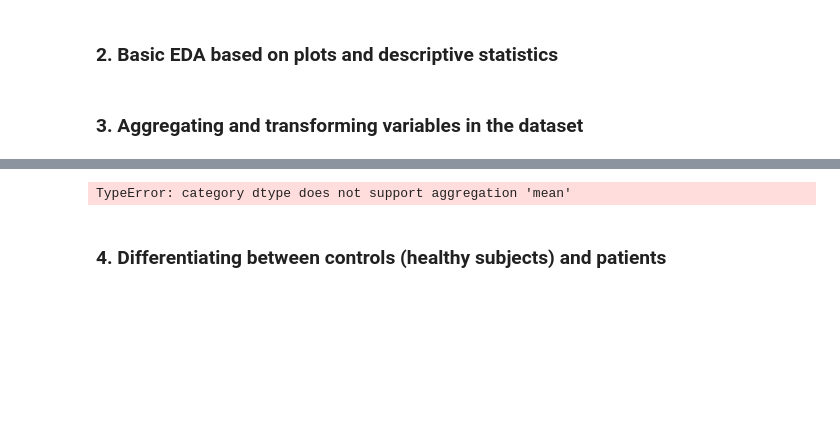
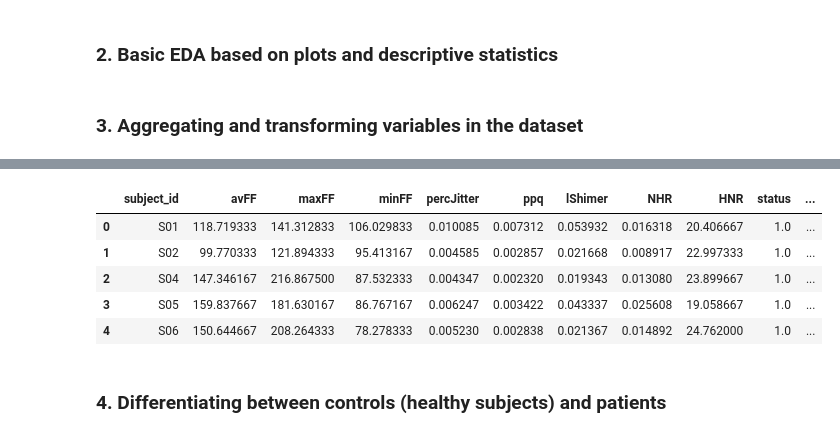
Before and after one commit to felipsant/L5_TeamO_Collaborative_Story, a Jupyter notebook: Collaborative coding.ipynb, the cells around one changed output, grey strips where cells are left out. Drawn from its saved outputs; the diff is of its cells as text; code cells hidden in the pictures; blank space fills up the shorter version.

Commit message:
Modifications in group_and_average

```diff
--- a/Collaborative coding.ipynb
+++ b/Collaborative coding.ipynb
@@ -207,7 +225,14 @@ cleaned_df.head()
 # %%
-group_and_average(cleaned_df, 'name')
+cleaned_aggregate=group_and_average(cleaned_df, 'subject_id')
+
+cleaned_aggregate.head()
 # %% [output]
-TypeError: category dtype does not support aggregation 'mean'
+|  | subject_id | avFF | maxFF | minFF | percJitter | ppq | lShimer | NHR | HNR | status | ... |
+| 0 | S01 | 118.719333 | 141.312833 | 106.029833 | 0.010085 | 0.007312 | 0.053932 | 0.016318 | 20.406667 | 1.0 | ... |
+| 1 | S02 | 99.770333 | 121.894333 | 95.413167 | 0.004585 | 0.002857 | 0.021668 | 0.008917 | 22.997333 | 1.0 | ... |
+| 2 | S04 | 147.346167 | 216.867500 | 87.532333 | 0.004347 | 0.002320 | 0.019343 | 0.013080 | 23.899667 | 1.0 | ... |
+| 3 | S05 | 159.837667 | 181.630167 | 86.767167 | 0.006247 | 0.003422 | 0.043337 | 0.025608 | 19.058667 | 1.0 | ... |
+| 4 | S06 | 150.644667 | 208.264333 | 78.278333 | 0.005230 | 0.002838 | 0.021367 | 0.014892 | 24.762000 | 1.0 | ... |
 # %% [markdown]
 ### 4. Differentiating between controls (healthy subjects) and patients
 # %%
```
Also changed, not shown: parts of 7 cells of this notebook, 1 other file.
